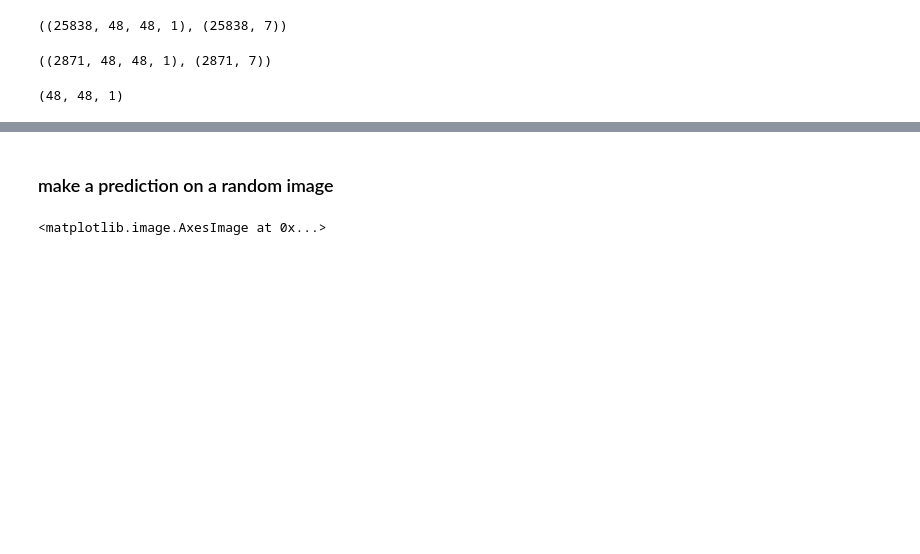
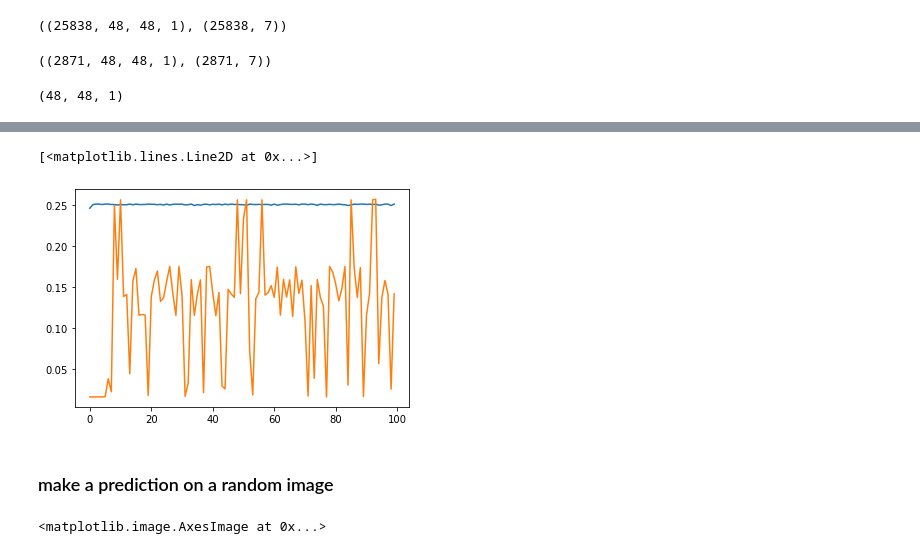
Before and after one commit to joelweber97/Python3_Emotion_Classifier, a Jupyter notebook: label_creator.ipynb, the cells around one changed output, grey strips where cells are left out. Drawn from its saved outputs; the diff is of its cells as text; code cells hidden in the pictures; blank space fills up the shorter version.

```diff
--- a/label_creator.ipynb
+++ b/label_creator.ipynb
@@ -212,3 +253,9 @@ model.history.history
+# %%
+plt.plot(accuracy)
+plt.plot(val_accuracy)
+# %% [output]
+[<matplotlib.lines.Line2D at 0x...>]
+[figure, added]
 # %% [markdown]
 ### make a prediction on a random image
 # %%
```
Also changed, not shown: parts of 19 cells of this notebook.
